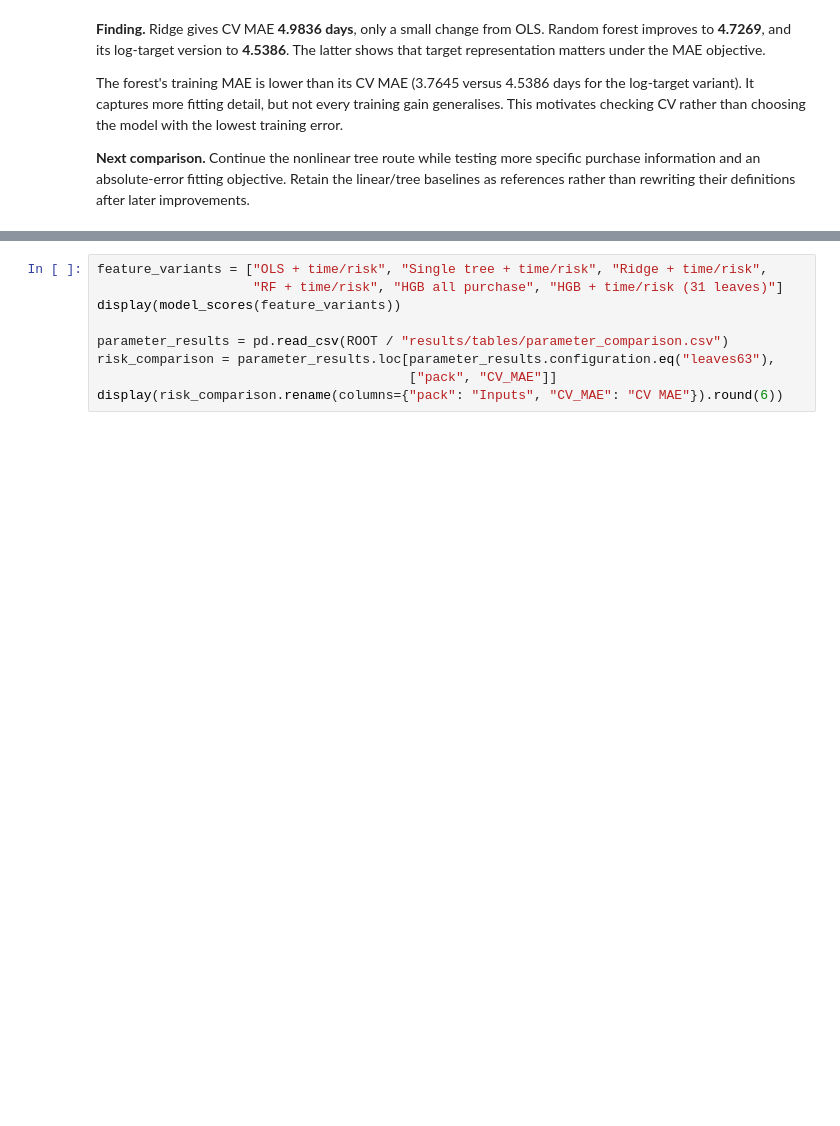
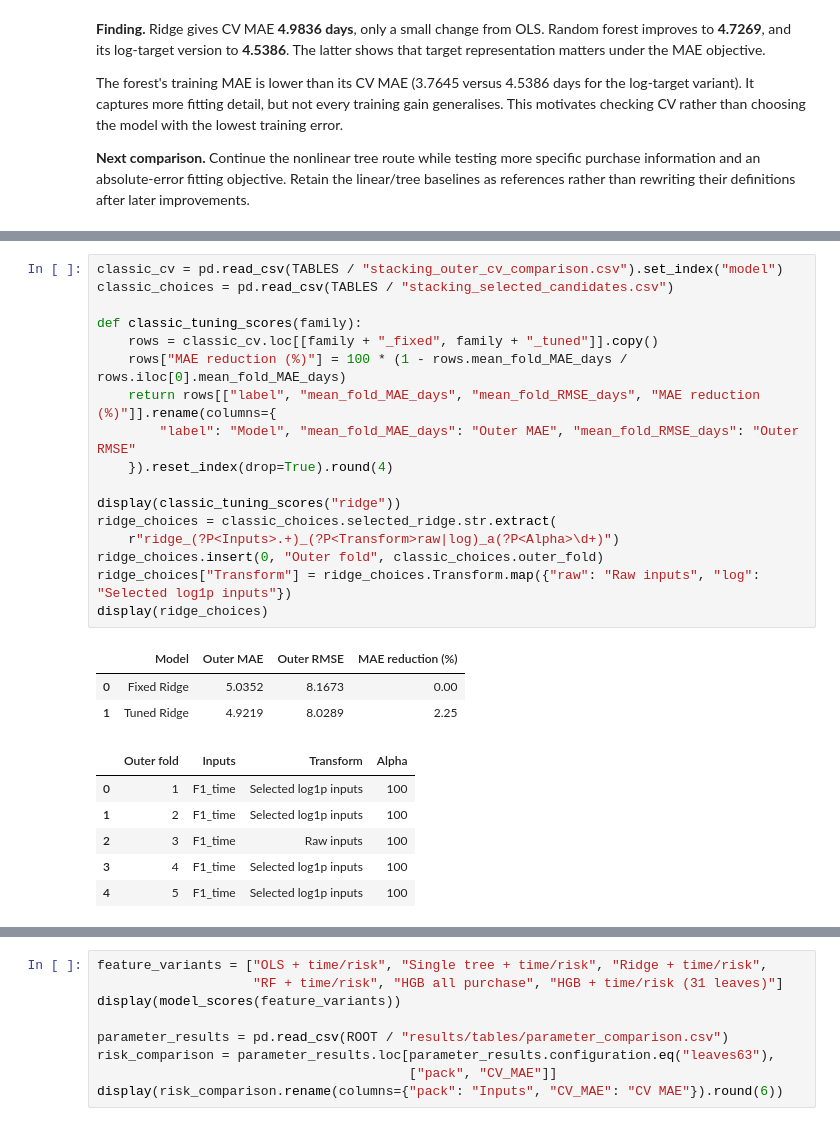
Before and after one commit to IT5006-Group9/IT5006-Group9-Olist-Project, a Jupyter notebook: Phase 2/Regression/delivery_regression_best/notebooks/delivery_regression_complete.ipynb, the cells around one changed output, grey strips where cells are left out. Cells and saved outputs as stored; diff of their text form; blank space fills up the shorter version.

Commit message:
Document Ridge and forest tuning in the regression notebook

```diff
--- a/Phase 2/Regression/delivery_regression_best/notebooks/delivery_regression_complete.ipynb
+++ b/Phase 2/Regression/delivery_regression_best/notebooks/delivery_regression_complete.ipynb
@@ -244,0 +257,27 @@ The following table follows the same model families through the input changes. T
+# %%
+classic_cv = pd.read_csv(TABLES / "stacking_outer_cv_comparison.csv").set_index("model")
+classic_choices = pd.read_csv(TABLES / "stacking_selected_candidates.csv")
+
+def classic_tuning_scores(family):
+    rows = classic_cv.loc[[family + "_fixed", family + "_tuned"]].copy()
+    rows["MAE reduction (%)"] = 100 * (1 - rows.mean_fold_MAE_days / rows.iloc[0].mean_fold_MAE_days)
+    return rows[["label", "mean_fold_MAE_days", "mean_fold_RMSE_days", "MAE reduction (%)"]].rename(columns={
+        "label": "Model", "mean_fold_MAE_days": "Outer MAE", "mean_fold_RMSE_days": "Outer RMSE"
+    }).reset_index(drop=True).round(4)
+
+display(classic_tuning_scores("ridge"))
+ridge_choices = classic_choices.selected_ridge.str.extract(
+    r"ridge_(?P<Inputs>.+)_(?P<Transform>raw|log)_a(?P<Alpha>\d+)")
+ridge_choices.insert(0, "Outer fold", classic_choices.outer_fold)
+ridge_choices["Transform"] = ridge_choices.Transform.map({"raw": "Raw inputs", "log": "Selected log1p inputs"})
+display(ridge_choices)
+# %% [output]
+|  | Model | Outer MAE | Outer RMSE | MAE reduction (%) |
+| 0 | Fixed Ridge | 5.0352 | 8.1673 | 0.00 |
+| 1 | Tuned Ridge | 4.9219 | 8.0289 | 2.25 |
+|  | Outer fold | Inputs | Transform | Alpha |
+| 0 | 1 | F1_time | Selected log1p inputs | 100 |
+| 1 | 2 | F1_time | Selected log1p inputs | 100 |
+| 2 | 3 | F1_time | Raw inputs | 100 |
+| 3 | 4 | F1_time | Selected log1p inputs | 100 |
+| 4 | 5 | F1_time | Selected log1p inputs | 100 |
```
Also changed, not shown: parts of 11 cells of this notebook, 3 other files.
